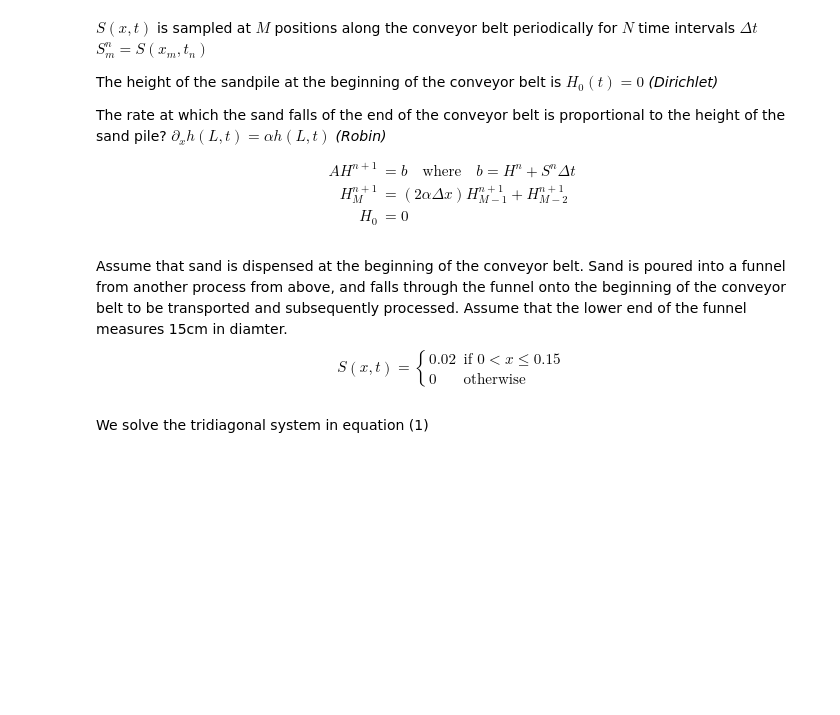
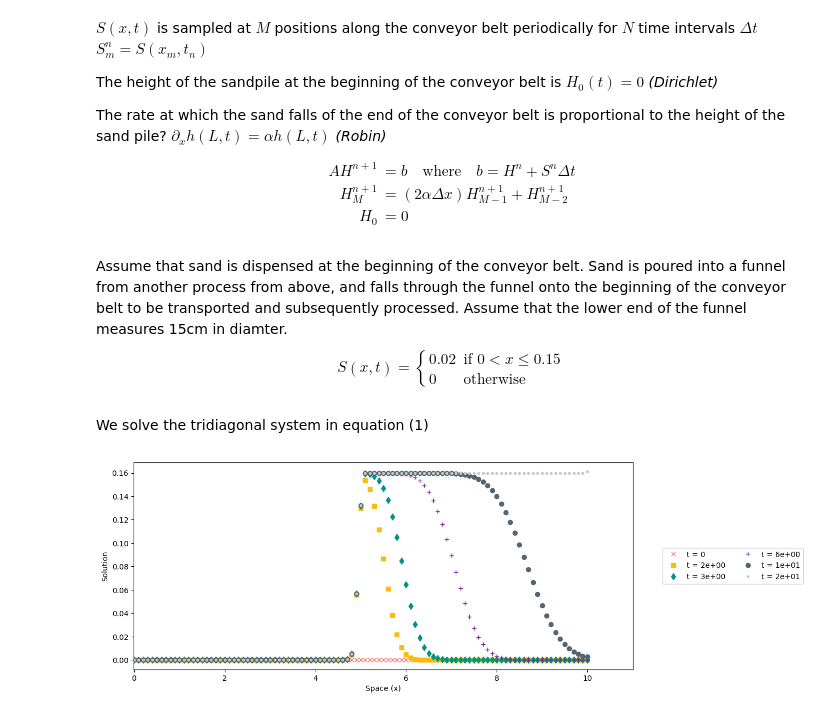
Before and after one commit to triptesh1212/industrial-maths-project-1, a Jupyter notebook: Numerical_Soln.ipynb, the cells around one changed output. Cells and saved outputs as stored; diff of their text form; code cells hidden in the pictures; blank space fills up the shorter version.

Commit message:
numerical realistic soln

```diff
--- a/Numerical_Soln.ipynb
+++ b/Numerical_Soln.ipynb
@@ -31,12 +31,13 @@ from scipy.sparse.linalg import spsolve
 # %%
 L= 10.0 # 10m convyer belt, longest possible
 v= 0.375 # advection velocity, mid point of suggested speeds
-D= 0.02 # diffusion coefficient, small spreading of sand
+D= 0.008 # diffusion coefficient, small spreading of sand
+alpha = 0.001 # Robin coefficient
+s = 0.3 # source term, cont. rate of sand being added
+s_start = 4.90
+s_end = 5.10
 
-s = 0.02 # source term, cont. rate of sand being added
-s_lim = 0.15
-
-Nx = 200; Nt = 200
+Nx = 200; Nt = 50000
 T = 40 # simulation length in seconds
 
 x = np.linspace(0, L, Nx+1)
@@ -75,30 +87,18 @@ A = diags_array(diags, offsets = (0,1,-1), shape = (Nx+1, Nx+1), format = 'csr')
 # %%
-# ** Initialize output ** #
-
-# Preallocate the numerical solution in a matrix:
-# the first dimension is time and the second is space; i.e., each row corresponds to a timestep
-H = np.zeros((N+1,M+1))
-S = np.zeros((N+1,M+1))
-
-H[0] = 0
-# Enforce boundary conditions for all space points
-H[:,0] = 0
-H[:,]
+H = np.zeros((Nt+1,Nx+1))
+S = np.zeros((Nt+1,Nx+1))
 
 for i in range(Nx+1):
-    if(i*dx < s_lim) S[:,i] = s
+    delta = i*dx
+    if(s_start <= delta and delta <= s_end):
+        S[:,i] = s
 
-# Also store exact solution
-#U_ex = np.zeros((N+1,M+1))
+for n in range(0, Nt):
+    rhs = H[n] + S[n]*dt
+    rhs[0] = 0
+    H[n+1] = spsolve(A, rhs)
+    H[n+1, -1] = (D/dx) / (D/dx - alpha) * H[n+1, -2]
 
-# ** Iterate ** #
-for n in range(0, N):
-    # Solve linear system instead of computing the inverse:
-    # computing the inverse is expensive and numerically instable
-    # SciPy has a subroutine for sparse matrices, but if you want to stick to NumPy,
-    # you can instead use: np.linalg.solve(A.toarray(),U[n])
-    U[n+1] = spsolve(A, U[n] + S[n])
-    #U_ex[n] = U_exact_1(x,t[n])
-
-# Feel free to compare the solution as before:
-#plotting(U_ex,x,t, U_exact_1)
+plotting(H,x,t)
+# %% [output]
+[figure, added]
```
Also changed, not shown: parts of 2 cells of this notebook, 1 other file.
